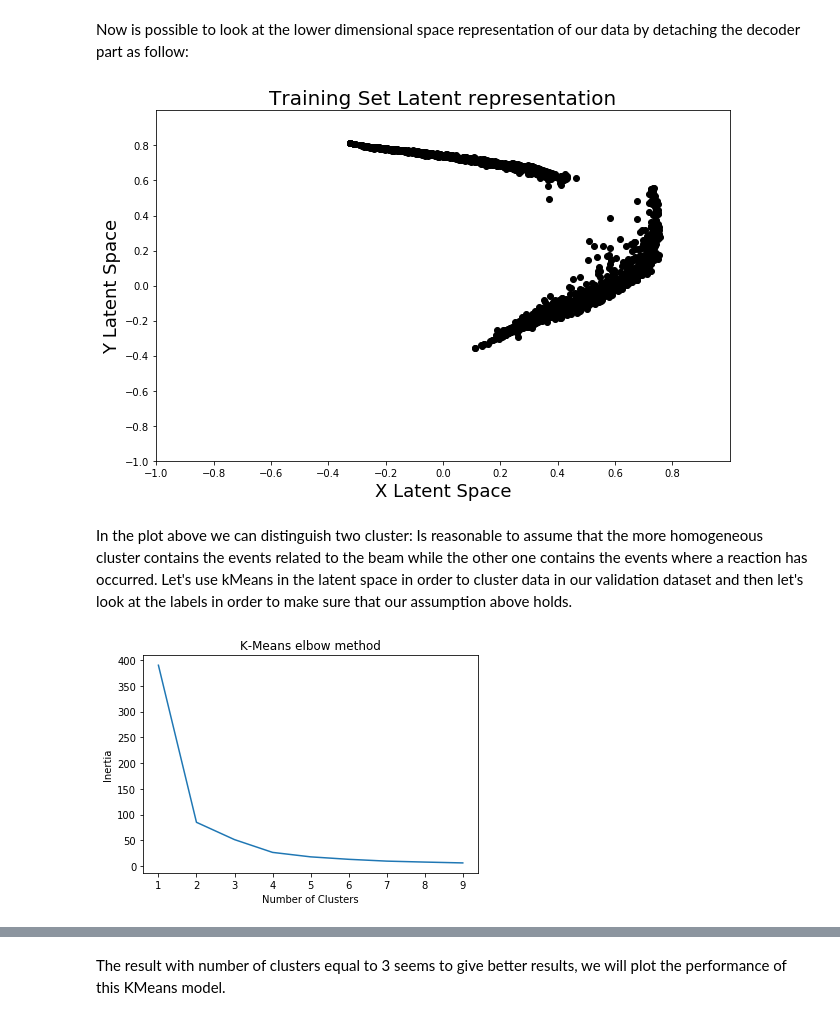
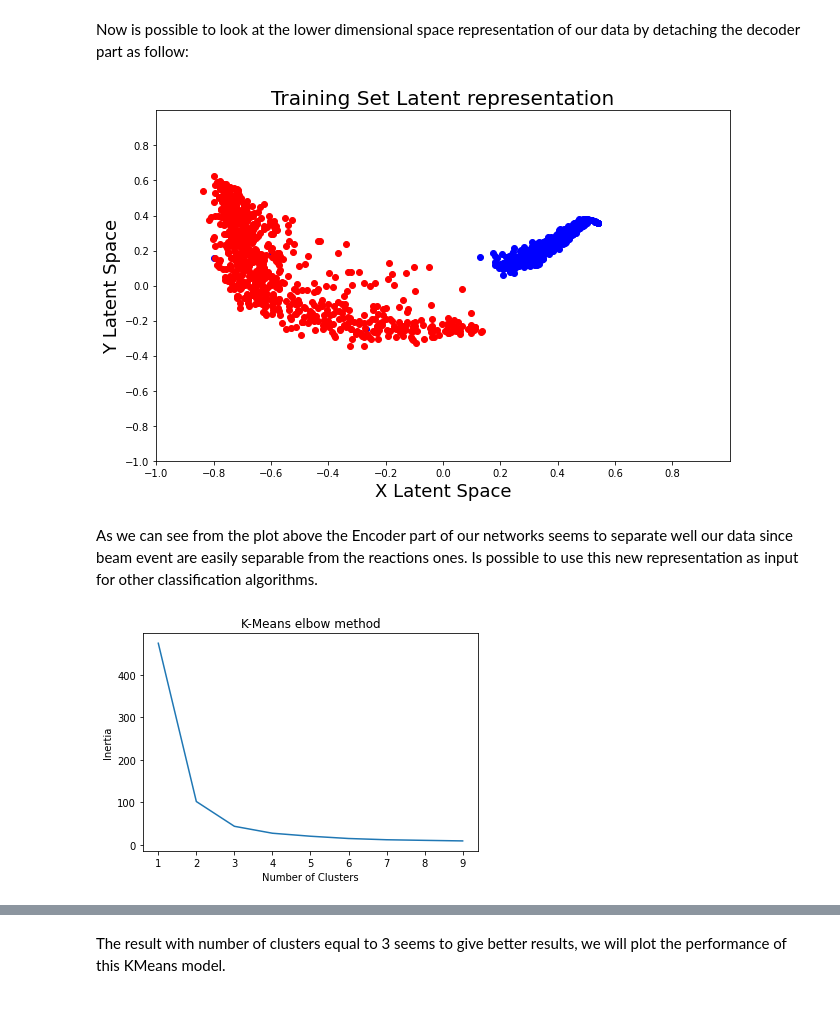
Before and after one commit to fracassetti-stf/AT-TPC_MLProject, a Jupyter notebook: AT-TPC_Report.ipynb, the cells around one changed output, grey strips where cells are left out. Saved outputs shown, nothing was run; the diff lists cells and outputs as text; code cells hidden in the pictures.

Commit message:
small changes in autoencoder part

```diff
--- a/AT-TPC_Report.ipynb
+++ b/AT-TPC_Report.ipynb
@@ -1719,6 +1719,6 @@ history = autoencoder.fit(
                             X_train_mmsc,
                             validation_data = (X_val_mmsc,X_val_mmsc),
                             batch_size=128,
-                            epochs=800
+                            epochs=250
                          )
 # %% [output]
@@ -1748,14 +1748,14 @@ encoder_model = tf.keras.Model(inputs=autoencoder.input, outputs=encoder)
 # %%
 xtrain_latent = encoder_model.predict(X_train_mmsc)[:,0]
 ytrain_latent = encoder_model.predict(X_train_mmsc)[:,1]
 
-plot_encoder_net(xtrain_latent,ytrain_latent)
+plot_encoder_net(xtrain_latent,ytrain_latent, Labels_train)
 #plot_latent_space(X_train_PCA, Labels_train, 'AutoEncoder')
 # %% [output]
-[figure, old version]
+[figure, new version]
-# %% [markdown]
-In the plot above we can distinguish two cluster:
-Is reasonable to assume that the more homogeneous cluster contains the events related to the beam while the other one contains the events where a reaction has occurred. Let's use kMeans in the latent space in order to cluster data in our validation dataset and then let's look at the labels in order to make sure that our assumption above holds.
+# %% [markdown]
+As we can see from the plot above the Encoder part of our networks seems to separate well our data since beam event are easily separable from the reactions ones.
+Is possible to use this new representation as input for other classification algorithms.
 # %%
 # Calculating Inertia for each K-Means with different number of clusters
 encoder_pred_train = encoder_model.predict(X_train_mmsc)
@@ -1778,7 +1778,7 @@ plt.plot(nr_clusters,inertia)
 fig.tight_layout()
 plt.show()
 # %% [output]
-[figure, old version]
+[figure, new version]
 # %%
 # Training Clustering k-Means
 
```
Also changed, not shown: parts of 32 cells of this notebook.
